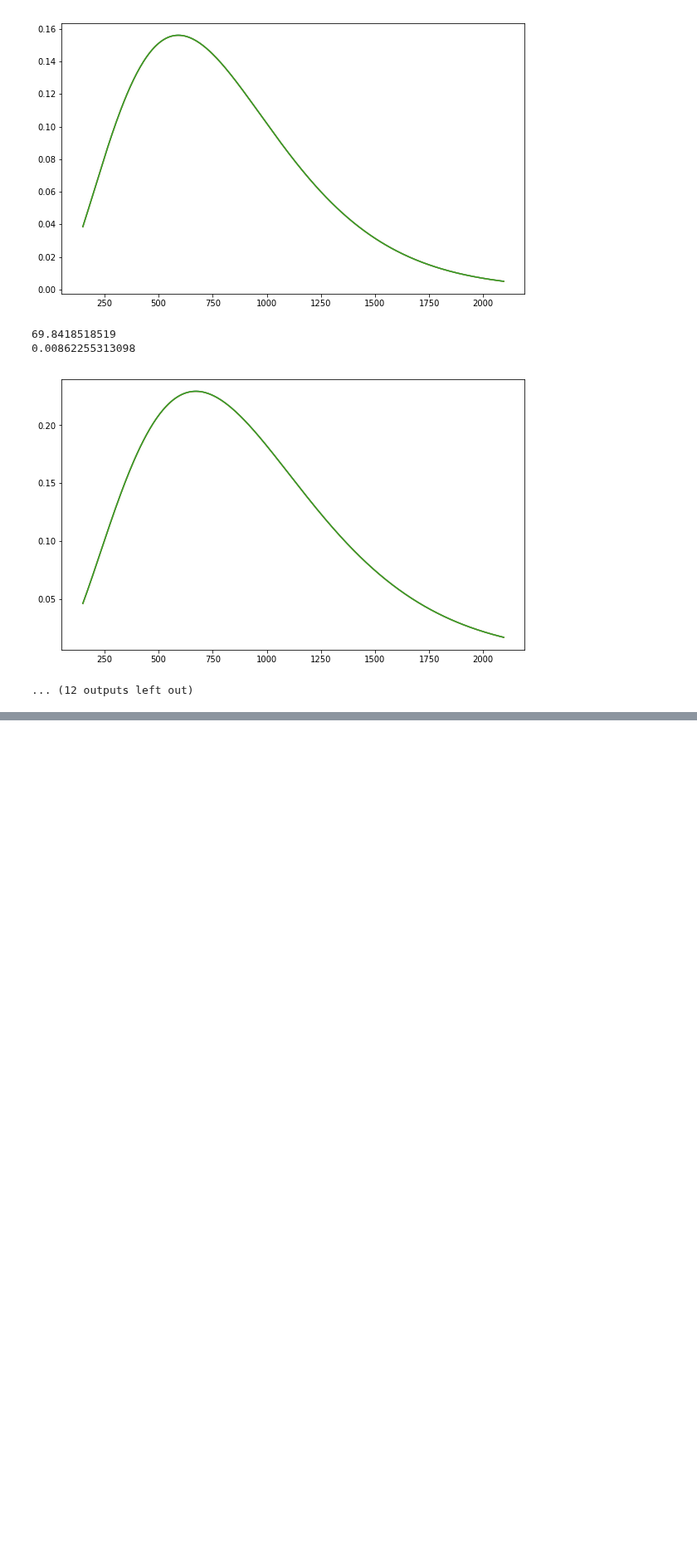
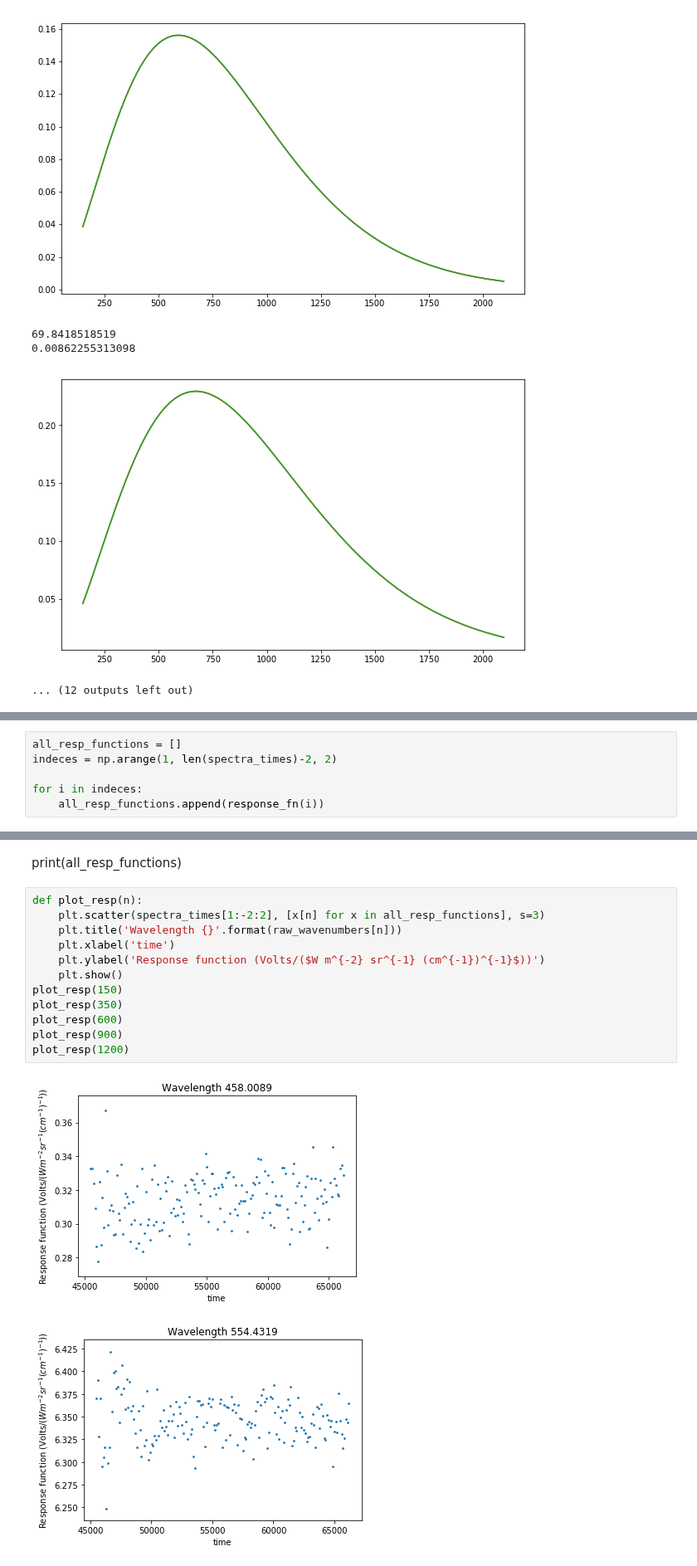
Before and after one commit to micolbedarida/MSci_Project, a Jupyter notebook: matching_time_and_temps.ipynb, the cells around one changed output, grey strips where cells are left out. Shown at 83% size. Cells and saved outputs as stored; diff of their text form; blank space fills up the shorter version.

```diff
--- a/matching_time_and_temps.ipynb
+++ b/matching_time_and_temps.ipynb
@@ -433,0 +539,6 @@ def read_raw_spectra(directory, filename):
+# %%
+all_resp_functions = []
+indeces = np.arange(1, len(spectra_times)-2, 2)
+
+for i in indeces:
+    all_resp_functions.append(response_fn(i))
@@ -433,0 +563,17 @@ def read_raw_spectra(directory, filename):
+# %% [markdown]
+print(all_resp_functions)
+# %%
+def plot_resp(n):
+    plt.scatter(spectra_times[1:-2:2], [x[n] for x in all_resp_functions], s=3)
+    plt.title('Wavelength {}'.format(raw_wavenumbers[n]))
+    plt.xlabel('time')
+    plt.ylabel('Response function (Volts/($W m^{-2} sr^{-1} (cm^{-1})^{-1}$))')
+    plt.show()
+plot_resp(150)
+plot_resp(350)
+plot_resp(600)
+plot_resp(900)
+plot_resp(1200)
+# %% [output]
+[figure, added]
+[figure, added]
```
Also changed, not shown: parts of 12 cells of this notebook.
